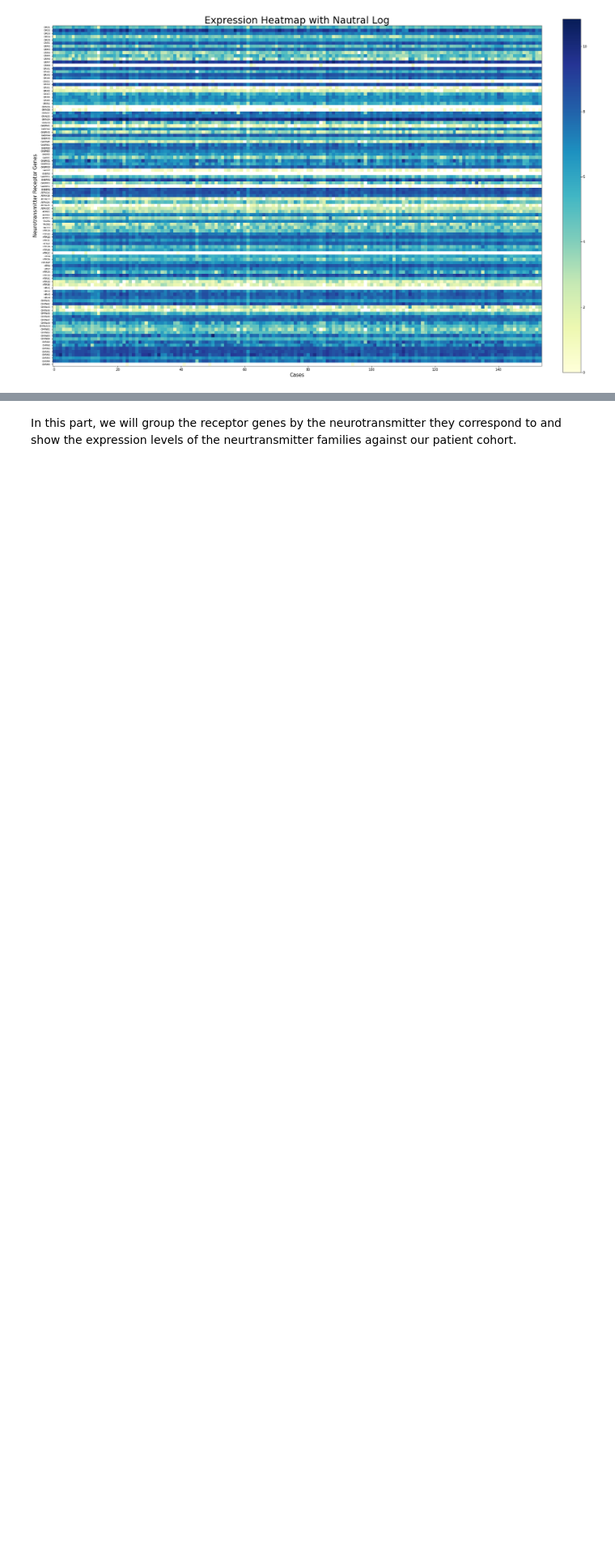
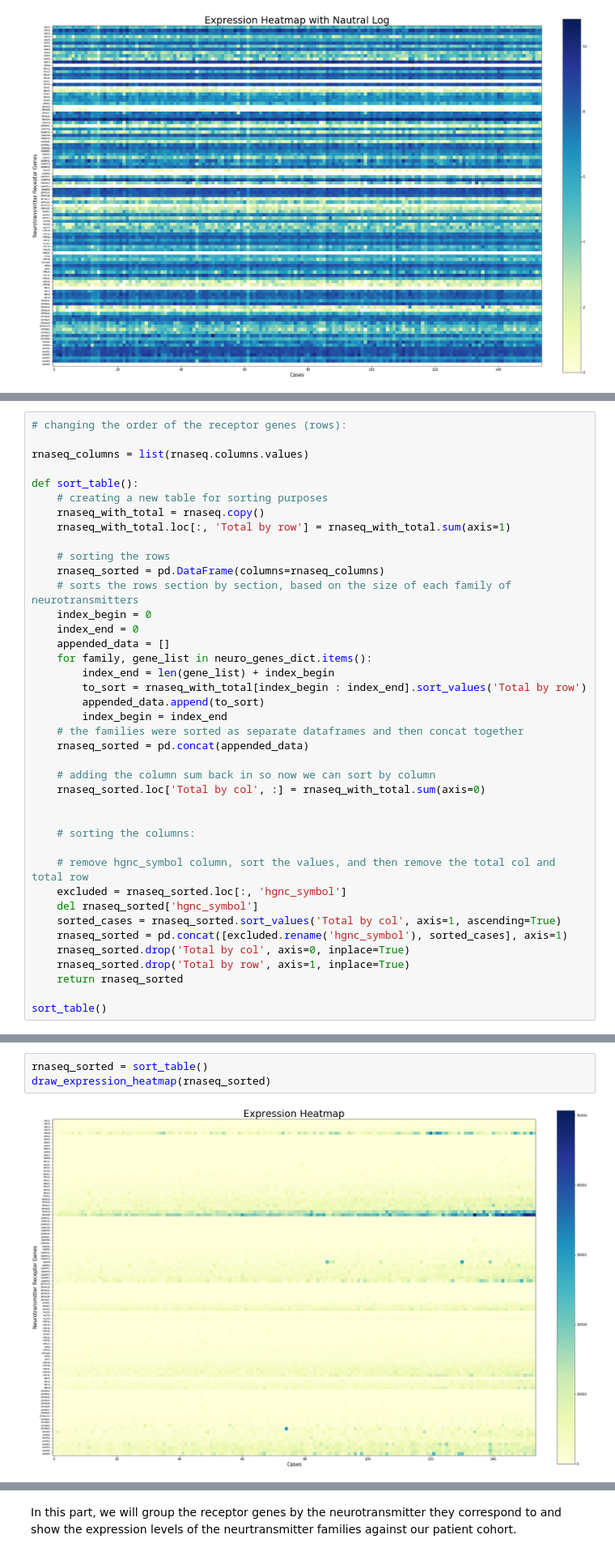
Before and after one commit to sophiaho/broad-work, a Jupyter notebook: cancer_expression_heatmap.ipynb, the cells around one changed output, grey strips where cells are left out. Shown at 81% size. Cells and saved outputs as stored; diff of their text form; blank space fills up the shorter version.

Commit message:
organized data by ascending, created another heatmap

```diff
--- a/cancer_expression_heatmap.ipynb
+++ b/cancer_expression_heatmap.ipynb
@@ -220,0 +238,40 @@ draw_expression_log_heatmap()
+# %%
+# changing the order of the receptor genes (rows):
+
+rnaseq_columns = list(rnaseq.columns.values)
+
+def sort_table():
+    # creating a new table for sorting purposes
+    rnaseq_with_total = rnaseq.copy()
+    rnaseq_with_total.loc[:, 'Total by row'] = rnaseq_with_total.sum(axis=1)
+
+    # sorting the rows
+    rnaseq_sorted = pd.DataFrame(columns=rnaseq_columns)
+    # sorts the rows section by section, based on the size of each family of neurotransmitters
+    index_begin = 0
+    index_end = 0
+    appended_data = []
+    for family, gene_list in neuro_genes_dict.items():
+        index_end = len(gene_list) + index_begin
+        to_sort = rnaseq_with_total[index_begin : index_end].sort_values('Total by row')
+        appended_data.append(to_sort)
+        index_begin = index_end
+    # the families were sorted as separate dataframes and then concat together
+    rnaseq_sorted = pd.concat(appended_data)
+
+    # adding the column sum back in so now we can sort by column
+    rnaseq_sorted.loc['Total by col', :] = rnaseq_with_total.sum(axis=0)
+
+
+    # sorting the columns:
+
+    # remove hgnc_symbol column, sort the values, and then remove the total col and total row
+    excluded = rnaseq_sorted.loc[:, 'hgnc_symbol']
+    del rnaseq_sorted['hgnc_symbol']
+    sorted_cases = rnaseq_sorted.sort_values('Total by col', axis=1, ascending=True)
+    rnaseq_sorted = pd.concat([excluded.rename('hgnc_symbol'), sorted_cases], axis=1)
+    rnaseq_sorted.drop('Total by col', axis=0, inplace=True)
+    rnaseq_sorted.drop('Total by row', axis=1, inplace=True)
+    return rnaseq_sorted
+
+sort_table()
@@ -221,3 +292,8 @@ draw_expression_log_heatmap()
+# %%
+rnaseq_sorted = sort_table()
+draw_expression_heatmap(rnaseq_sorted)
+# %% [output]
+[figure, added]
 # %% [markdown]
 # Part 2: Gene Expression Heatmap with Neurotransmitter Families in Patients with Pancreatic Cancer
 # %% [markdown]
```
Also changed, not shown: parts of 7 cells of this notebook.
